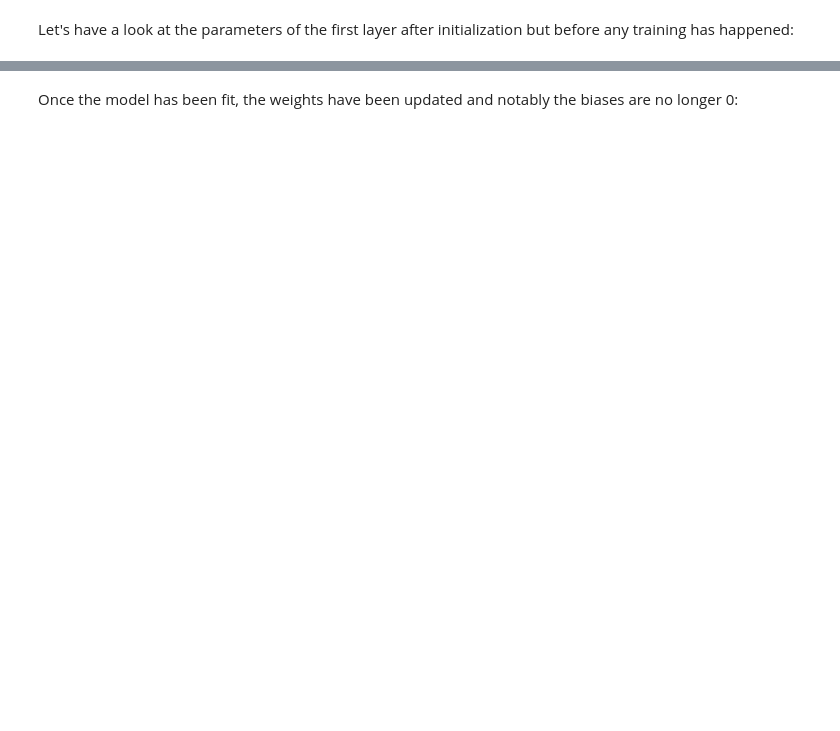
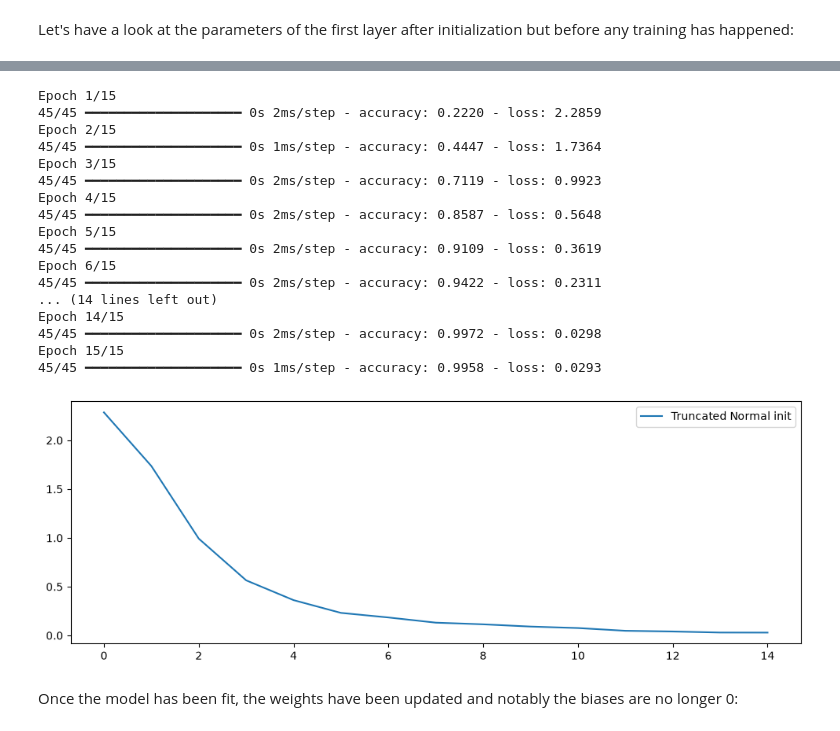
Before and after one commit to TheCodeGnome/deep_learning, a Jupyter notebook: 01_materials/labs/lab_1.ipynb, the cells around one changed output, grey strips where cells are left out. Cells and saved outputs as stored; diff of their text form; code cells hidden in the pictures; blank space fills up the shorter version.

```diff
--- a/01_materials/labs/lab_1.ipynb
+++ b/01_materials/labs/lab_1.ipynb
@@ -667,9 +736,28 @@ b
 # %%
-history = model.fit(X_train, y_train, epochs=15, batch_size=32)
+small_history = model.fit(X_train, y_train, epochs=15, batch_size=32)
 
 plt.figure(figsize=(12, 4))
-plt.plot(history.history['loss'], label="Truncated Normal init")
+plt.plot(small_history.history['loss'], label="Truncated Normal init")
 plt.legend();
+# %% [output]
+Epoch 1/15
+45/45 ━━━━━━━━━━━━━━━━━━━━ 0s 2ms/step - accuracy: 0.2220 - loss: 2.2859
+Epoch 2/15
+45/45 ━━━━━━━━━━━━━━━━━━━━ 0s 1ms/step - accuracy: 0.4447 - loss: 1.7364
+Epoch 3/15
+45/45 ━━━━━━━━━━━━━━━━━━━━ 0s 2ms/step - accuracy: 0.7119 - loss: 0.9923
+Epoch 4/15
+45/45 ━━━━━━━━━━━━━━━━━━━━ 0s 2ms/step - accuracy: 0.8587 - loss: 0.5648
+Epoch 5/15
+45/45 ━━━━━━━━━━━━━━━━━━━━ 0s 2ms/step - accuracy: 0.9109 - loss: 0.3619
+Epoch 6/15
+45/45 ━━━━━━━━━━━━━━━━━━━━ 0s 2ms/step - accuracy: 0.9422 - loss: 0.2311
+... (14 lines left out)
+Epoch 14/15
+45/45 ━━━━━━━━━━━━━━━━━━━━ 0s 2ms/step - accuracy: 0.9972 - loss: 0.0298
+Epoch 15/15
+45/45 ━━━━━━━━━━━━━━━━━━━━ 0s 1ms/step - accuracy: 0.9958 - loss: 0.0293
+[figure, added]
 # %% [markdown]
 Once the model has been fit, the weights have been updated and notably the biases are no longer 0:
 # %%
```
Also changed, not shown: parts of 23 cells of this notebook.
